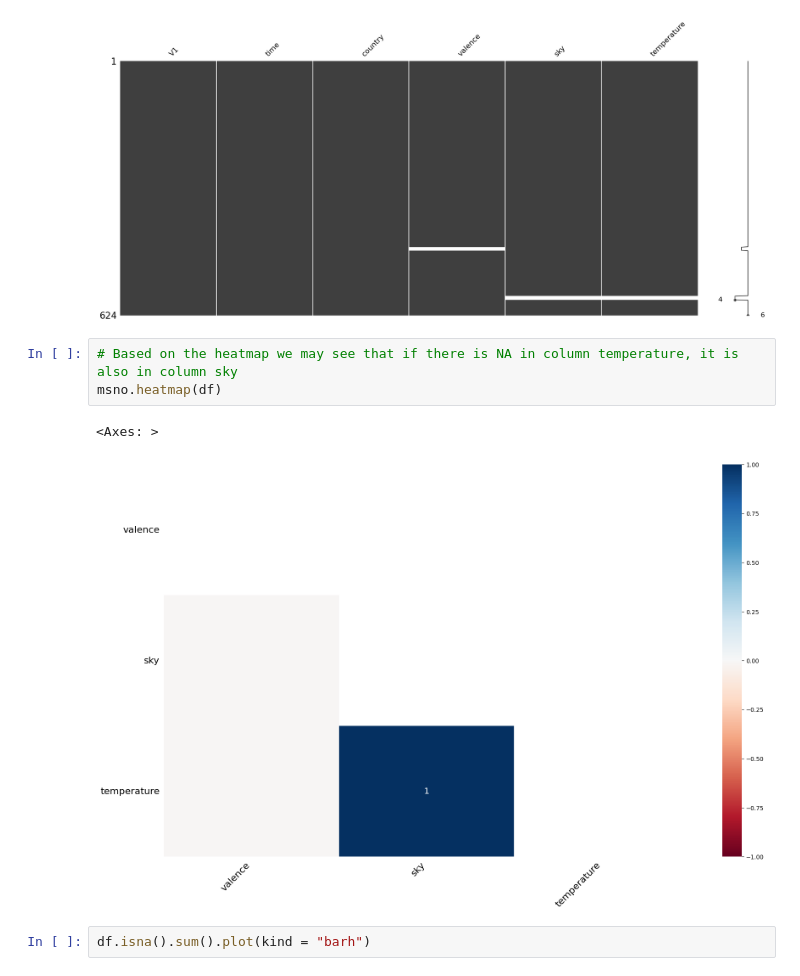
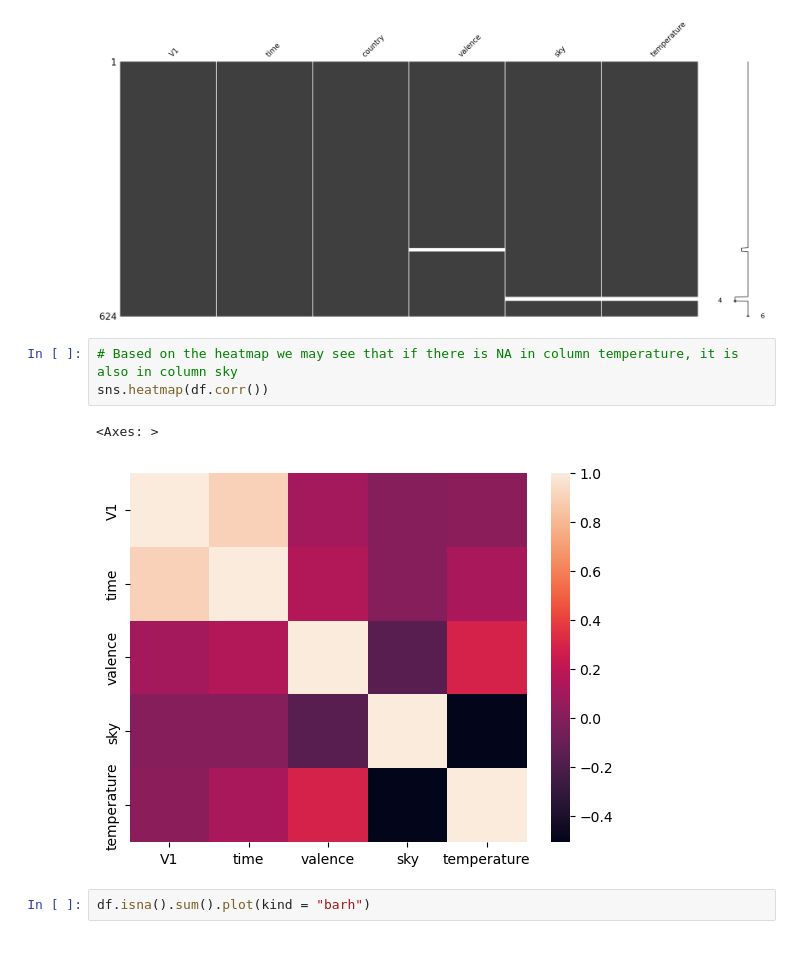
Before and after one commit to Hubert-Magdziak/Reproducible-Research-Project-2024, a Jupyter notebook: code.ipynb, the cells around one changed output. Drawn from its saved outputs; the diff is of its cells as text; blank space fills up the shorter version.

```diff
--- a/code.ipynb
+++ b/code.ipynb
@@ -27,10 +27,10 @@ msno.matrix(df)
 [figure]
 # %%
 # Based on the heatmap we may see that if there is NA in column temperature, it is also in column sky
-msno.heatmap(df)
+sns.heatmap(df.corr())
 # %% [output]
 <Axes: >
-[figure, old version]
+[figure, new version]
 # %%
 df.isna().sum().plot(kind = "barh")
 # %% [output]
```
Also changed, not shown: parts of 10 cells of this notebook.
